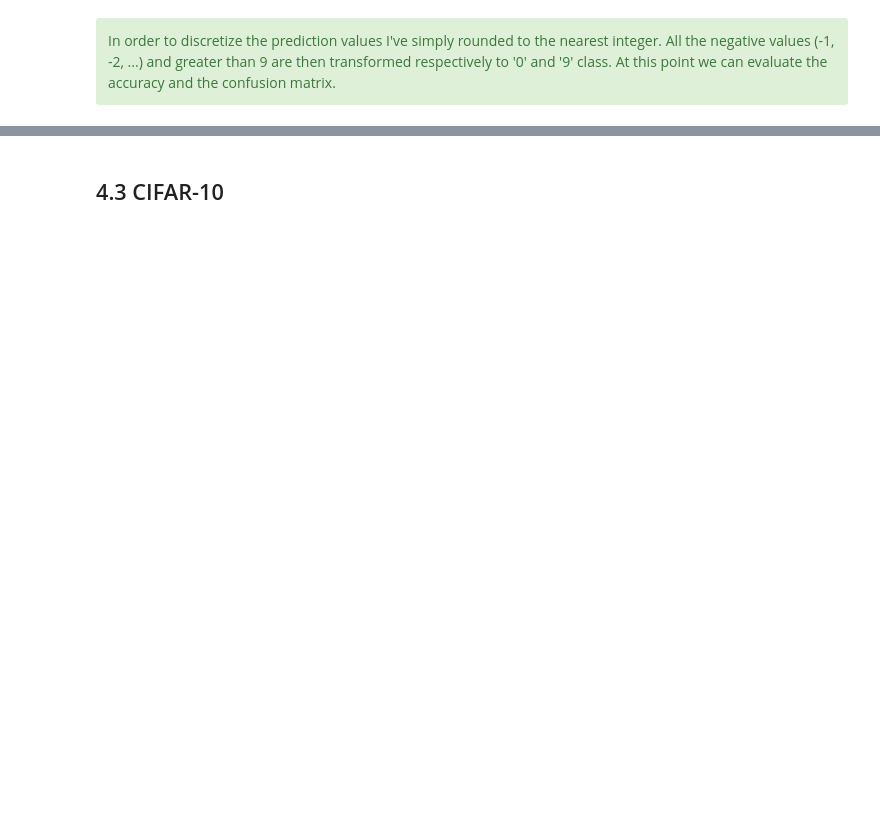
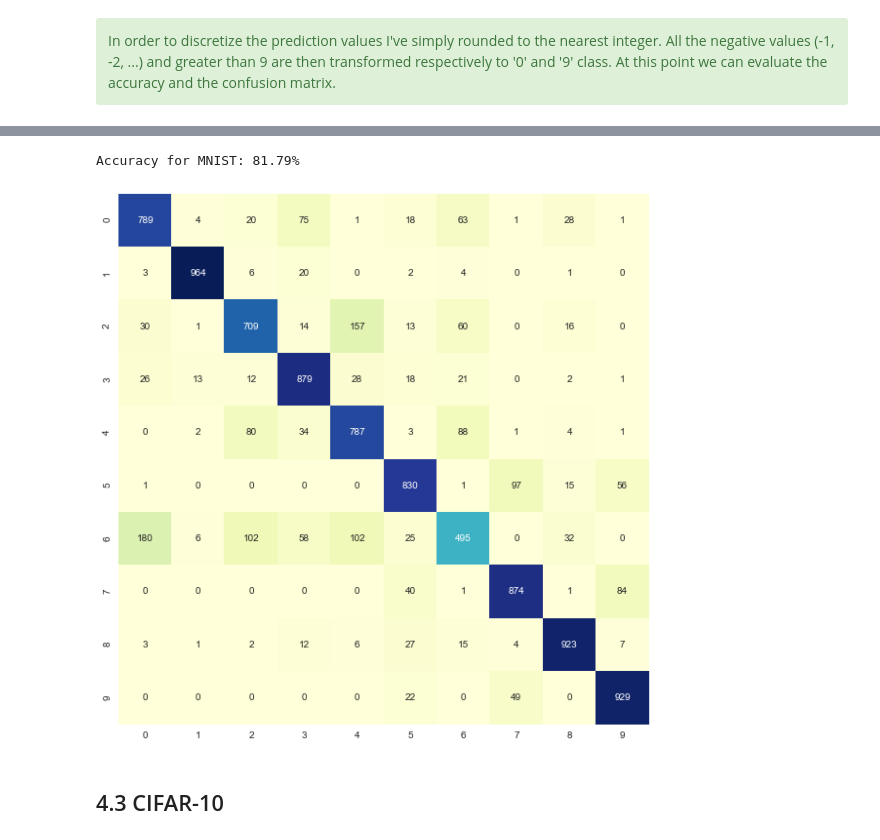
Before and after one commit to lomluca/asi_ae, a Jupyter notebook: assignment.ipynb, the cells around one changed output, grey strips where cells are left out. Saved outputs shown, nothing was run; the diff lists cells and outputs as text; code cells hidden in the pictures; blank space fills up the shorter version.

```diff
--- a/assignment.ipynb
+++ b/assignment.ipynb
@@ -396,3 +399,29 @@ The model is wrong for several reasons: first of all we are assuming that there
+# %%
+X_train = fashion_mnist_train.drop(columns="label").as_matrix() / 255
+y_train = fashion_mnist_train["label"].as_matrix()
+X_test = fashion_mnist_test.drop(columns="label").as_matrix() / 255
+
+blr = BayesianLinReg()
+
+S = np.diag( [100]*(len(X_train[0])+1) ) # prior covariance
+y_train_matrix = keras.utils.to_categorical(y_train, 10)
+predictions = np.zeros((len(X_test), 10))
+for i in range(10):
+    # fit for each class-column
+    blr.fit(X_train, y_train_matrix[:,i], S)
+    predictions[:,i] = blr.predict(X_test)
+
+# take the class with the highest value
+predictions = np.argmax(predictions, axis=1)
+print("Accuracy for MNIST: %.2f%%" % ((fashion_mnist_test["label"] == predictions).sum() / len(fashion_mnist_test) * 100))
+# %% [output]
+Accuracy for MNIST: 81.79%
+# %%
+plt.figure(figsize=(10,10))
+confusion_matrix_data = confusion_matrix(fashion_mnist_test["label"], predictions)
+ax = sns.heatmap(confusion_matrix_data, annot=True, cbar=False, square=True, fmt='d', cmap="YlGnBu")
+# %% [output]
+[figure, added]
 # %% [markdown]
 ## 4.3 CIFAR-10
 # %%
```
Also changed, not shown: parts of 25 cells of this notebook.
